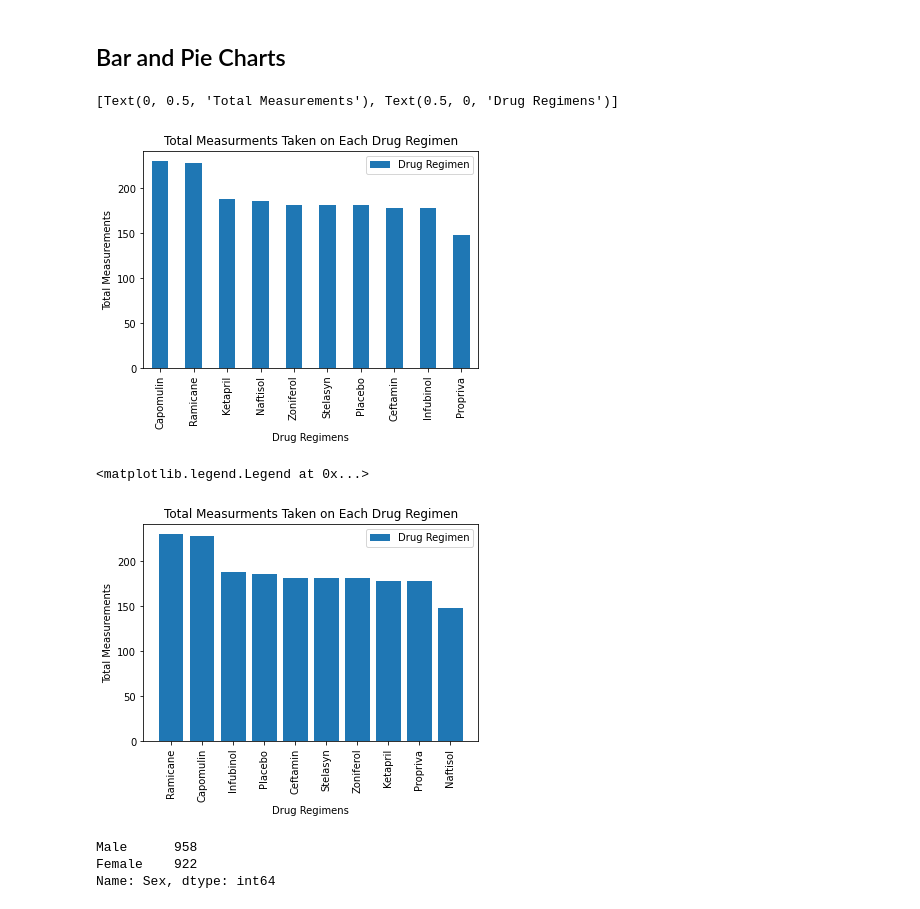
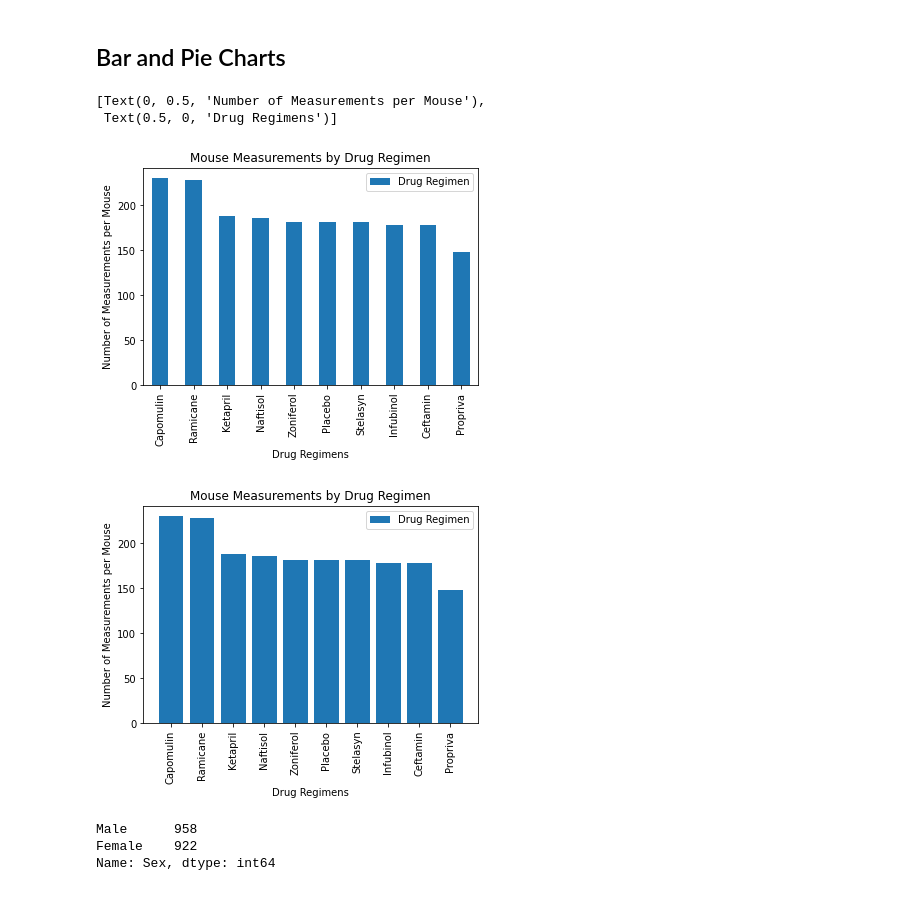
Before and after one commit to Pip85/matplotlib-challenge, a Jupyter notebook: Pymaceuticals/pymaceuticals.ipynb, the cells around one changed output. Cells and saved outputs as stored; diff of their text form; code cells hidden in the pictures.

```diff
--- a/Pymaceuticals/pymaceuticals.ipynb
+++ b/Pymaceuticals/pymaceuticals.ipynb
@@ -15,7 +26,7 @@ mouse_metadata = pd.read_csv(mouse_metadata_path)
 study_results = pd.read_csv(study_results_path)
 
 # Combine the data into a single dataset
-mouse_study_preclean = pd.merge(mouse_metadata, study_results, on="Mouse ID", how="outer")
+mouse_study_preclean = pd.merge(mouse_metadata, study_results, on="Mouse ID", how="left")
 
 # Display the data table for preview
 mouse_study_preclean.head()
@@ -65,3 +87,4 @@ mouse_dup_timepoints
 # %%
 # Create a clean DataFrame by dropping the duplicate mouse by its ID.
-mouse_study = mouse_study_preclean.drop([908, 909, 910, 911, 912, 913, 914, 915, 916, 917, 918, 919, 920])
+mouse_study = mouse_study_preclean.drop(mouse_study_preclean[mouse_study_preclean['Mouse ID'] == 'g989'].index)
+mouse_study.count()
@@ -127,23 +171,23 @@ tumor_vol_agg_stats
 # %%
 # Generate a bar plot showing the total number of measurements taken on each drug regimen using pandas.
 measurements = mouse_study["Drug Regimen"].value_counts()
-measurementsbar = measurements.plot(kind="bar",title = "Total Measurments Taken on Each Drug Regimen", legend = True)
-measurementsbar.set(xlabel="Drug Regimens", ylabel="Total Measurements")
+measurementsbar = measurements.plot(kind="bar",title = "Mouse Measurements by Drug Regimen", legend = True)
+measurementsbar.set(xlabel="Drug Regimens", ylabel="Number of Measurements per Mouse")
 # %% [output]
-[Text(0, 0.5, 'Total Measurements'), Text(0.5, 0, 'Drug Regimens')]
+[Text(0, 0.5, 'Number of Measurements per Mouse'),
+ Text(0.5, 0, 'Drug Regimens')]
-[figure, old version]
+[figure, new version]
 # %%
 # Generate a bar plot showing the total number of measurements taken on each drug regimen using pyplot.
-regimens = mouse_study["Drug Regimen"].unique()
-regimen_list = regimens.tolist()
-plt.bar(regimen_list,measurements, align = "center", label="Drug Regimen")
-plt.title("Total Measurments Taken on Each Drug Regimen")
+regimens = mouse_study["Drug Regimen"].value_counts().index
+plt.bar(regimens,measurements, align = "center", label="Drug Regimen")
+plt.title("Mouse Measurements by Drug Regimen")
 plt.xlabel("Drug Regimens")
-plt.ylabel("Total Measurements")
+plt.ylabel("Number of Measurements per Mouse")
 plt.xticks(rotation='vertical')
 plt.legend()
+plt.show()
 # %% [output]
-<matplotlib.legend.Legend at 0x...>
-[figure, old version]
+[figure, new version]
 # %%
 # Generate a pie plot showing the distribution of female versus male mice using pandas
```
Also changed, not shown: parts of 14 cells of this notebook.
